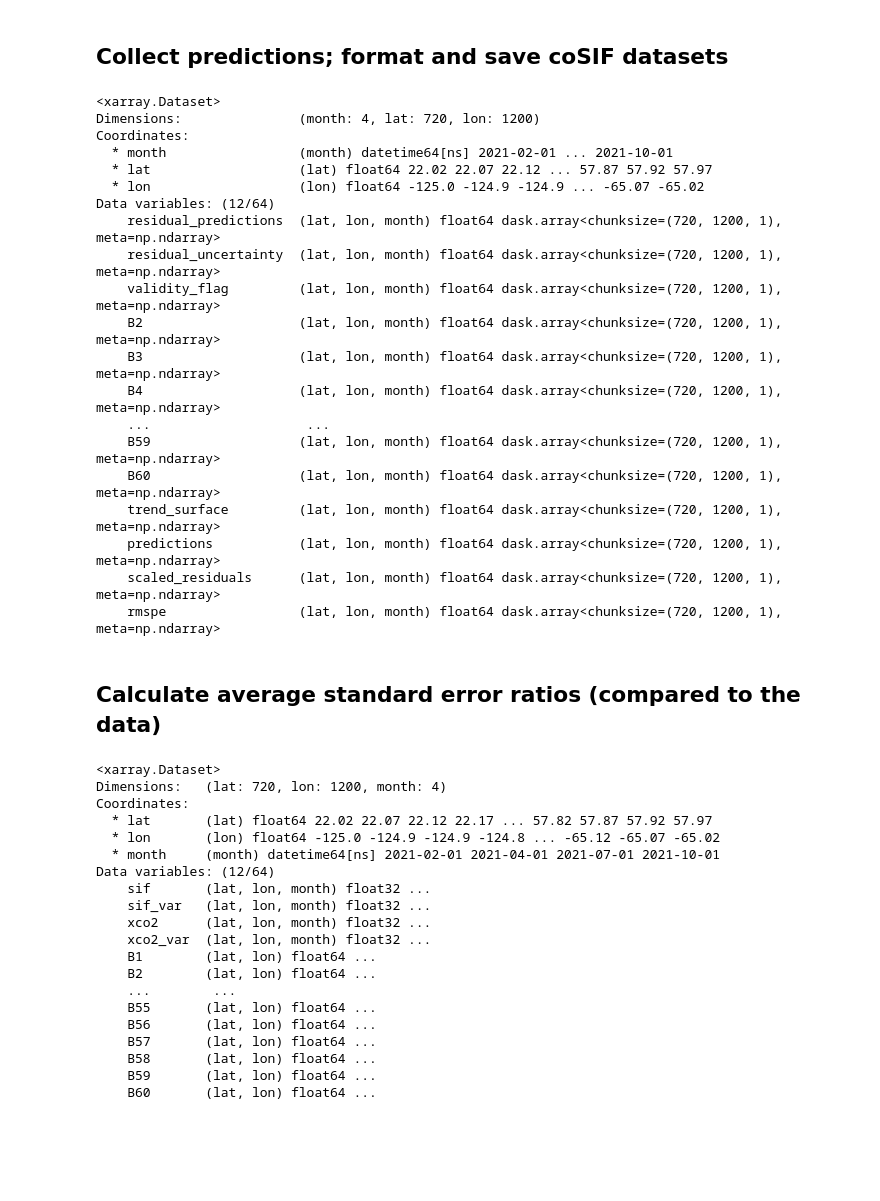
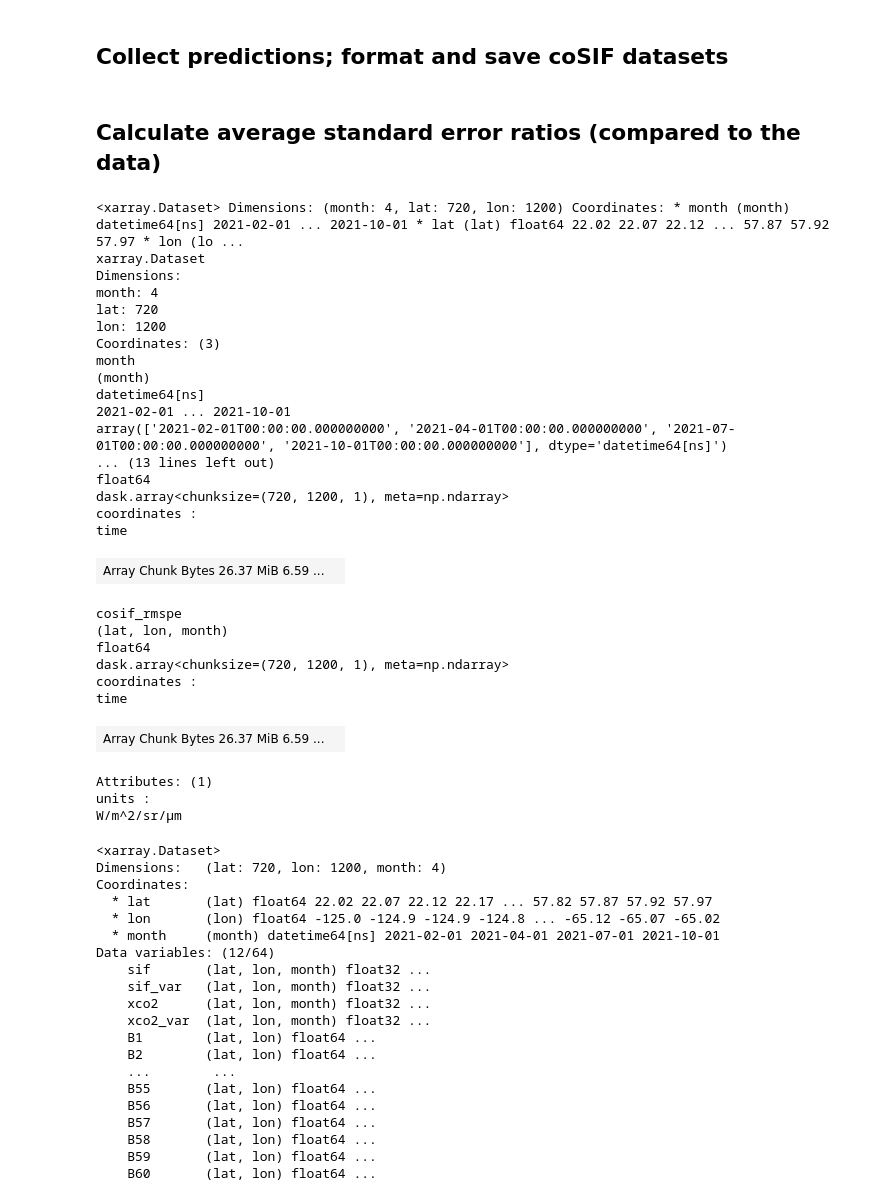
Before and after one commit to joshhjacobson/coSIF, a Jupyter notebook: 03_prediction/collect_coSIF_datasets.ipynb, the cells around one changed output. Saved outputs shown, nothing was run; the diff lists cells and outputs as text; code cells hidden in the pictures; blank space fills up the shorter version.

Commit message:
Update coSIF data product

```diff
--- a/03_prediction/collect_coSIF_datasets.ipynb
+++ b/03_prediction/collect_coSIF_datasets.ipynb
@@ -4,46 +4,60 @@ import pandas as pd
 import xarray as xr
 # %% [markdown]
 ## Collect predictions; format and save coSIF datasets
-# %%
-format_time = lambda ds: ds.expand_dims(month=[pd.to_datetime(ds["time"].data)], axis=-1)
-ds_predictions = xr.open_mfdataset(
-    "../data/intermediate/cokriging_results_*.nc4", preprocess=format_time
-).drop_vars("time")
-ds_predictions._attrs = {}
-ds_predictions
-# %% [output]
-<xarray.Dataset>
-Dimensions:               (month: 4, lat: 720, lon: 1200)
-Coordinates:
-  * month                 (month) datetime64[ns] 2021-02-01 ... 2021-10-01
-  * lat                   (lat) float64 22.02 22.07 22.12 ... 57.87 57.92 57.97
-  * lon                   (lon) float64 -125.0 -124.9 -124.9 ... -65.07 -65.02
-Data variables: (12/64)
-    residual_predictions  (lat, lon, month) float64 dask.array<chunksize=(720, 1200, 1), meta=np.ndarray>
-    residual_uncertainty  (lat, lon, month) float64 dask.array<chunksize=(720, 1200, 1), meta=np.ndarray>
-    validity_flag         (lat, lon, month) float64 dask.array<chunksize=(720, 1200, 1), meta=np.ndarray>
-    B2                    (lat, lon, month) float64 dask.array<chunksize=(720, 1200, 1), meta=np.ndarray>
-    B3                    (lat, lon, month) float64 dask.array<chunksize=(720, 1200, 1), meta=np.ndarray>
-    B4                    (lat, lon, month) float64 dask.array<chunksize=(720, 1200, 1), meta=np.ndarray>
-    ...                    ...
-    B59                   (lat, lon, month) float64 dask.array<chunksize=(720, 1200, 1), meta=np.ndarray>
-    B60                   (lat, lon, month) float64 dask.array<chunksize=(720, 1200, 1), meta=np.ndarray>
-    trend_surface         (lat, lon, month) float64 dask.array<chunksize=(720, 1200, 1), meta=np.ndarray>
-    predictions           (lat, lon, month) float64 dask.array<chunksize=(720, 1200, 1), meta=np.ndarray>
-    scaled_residuals      (lat, lon, month) float64 dask.array<chunksize=(720, 1200, 1), meta=np.ndarray>
-    rmspe                 (lat, lon, month) float64 dask.array<chunksize=(720, 1200, 1), meta=np.ndarray>
 # %%
 months = {"202102": "2021-02", "202104": "2021-04", "202107": "2021-07", "202110": "2021-10"}
 
 for label, month in months.items():
+    if label == "202107":
+        method = "cokriging"
+    else:
+        method = "kriging"
+
+    ds = xr.open_dataset(f"../data/intermediate/{method}_results_{label}.nc4").drop_vars("time")
+    ds._attrs = {}
+
     ds = (
-        ds_predictions.sel(month=month)[["predictions", "rmspe"]]
+        ds[["predictions", "rmspe"]]
         .rename({"predictions": "cosif_prediction", "rmspe": "cosif_rmspe"})
-        .assign_attrs(units="W/m2/sr/μm")
+        .assign_coords(month=pd.to_datetime(month))
+        .assign_attrs(units="W/m^2/sr/μm")
         .to_netcdf(f"../data/output/coSIF_{label}.nc4", format="NETCDF4")
     )
 # %% [markdown]
 ## Calculate average standard error ratios (compared to the data)
+# %%
+format_month = lambda ds: ds.expand_dims(month=[pd.to_datetime(ds["month"].data)], axis=-1)
+ds_cosif = xr.open_mfdataset("../data/output/coSIF_*.nc4", preprocess=format_month)
+ds_cosif
+# %% [output]
+<xarray.Dataset> Dimensions: (month: 4, lat: 720, lon: 1200) Coordinates: * month (month) datetime64[ns] 2021-02-01 ... 2021-10-01 * lat (lat) float64 22.02 22.07 22.12 ... 57.87 57.92 57.97 * lon (lo ...
+xarray.Dataset
+Dimensions:
+month: 4
+lat: 720
+lon: 1200
+Coordinates: (3)
+month
+(month)
+datetime64[ns]
+2021-02-01 ... 2021-10-01
+array(['2021-02-01T00:00:00.000000000', '2021-04-01T00:00:00.000000000', '2021-07-01T00:00:00.000000000', '2021-10-01T00:00:00.000000000'], dtype='datetime64[ns]')
+... (13 lines left out)
+float64
+dask.array<chunksize=(720, 1200, 1), meta=np.ndarray>
+coordinates :
+time
+| Array Chunk Bytes 26.37 MiB 6.59 ... |  |
+cosif_rmspe
+(lat, lon, month)
+float64
+dask.array<chunksize=(720, 1200, 1), meta=np.ndarray>
+coordinates :
+time
+| Array Chunk Bytes 26.37 MiB 6.59 ... |  |
+Attributes: (1)
+units :
+W/m^2/sr/μm
 # %%
 with xr.open_dataset(
     "../data/intermediate/OCO2_005deg_months2021_north_america_with_basis.nc4"
```
Also changed, not shown: parts of 2 cells of this notebook, 1 other file.
